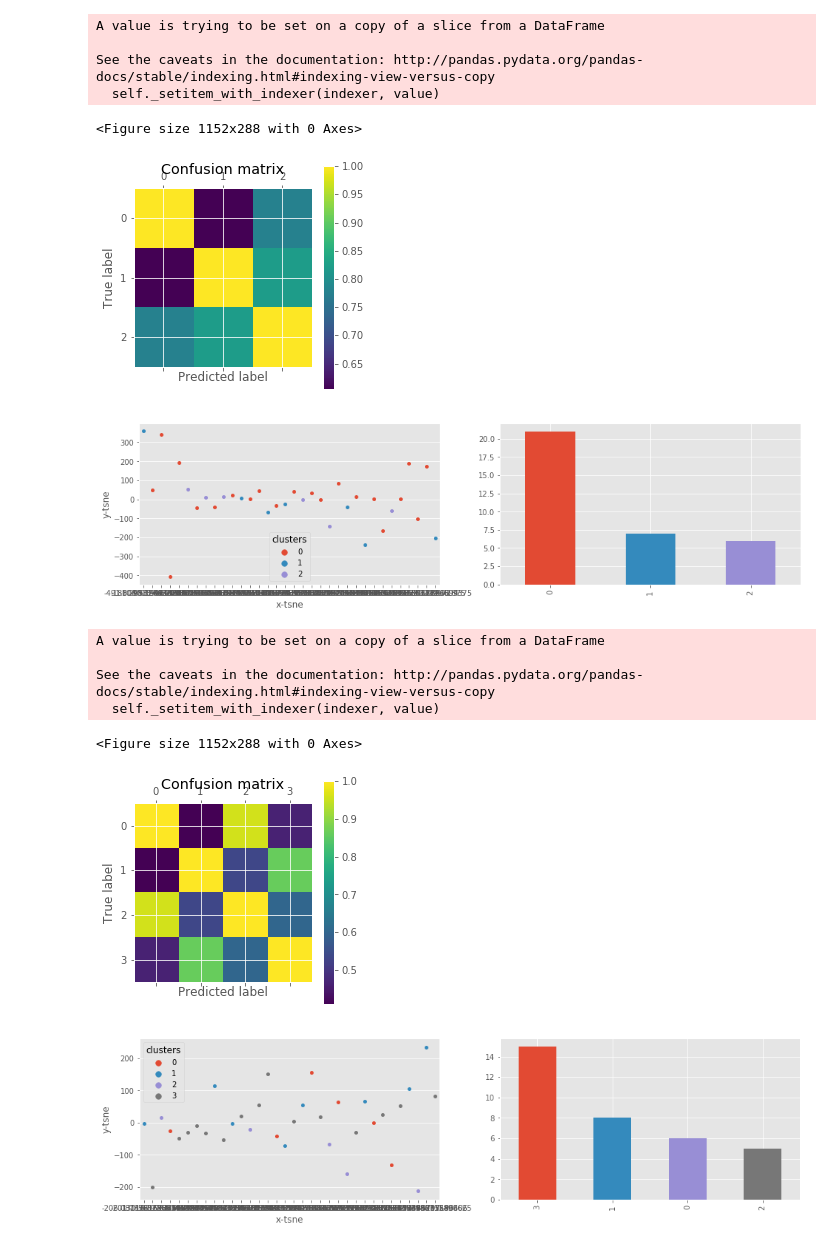
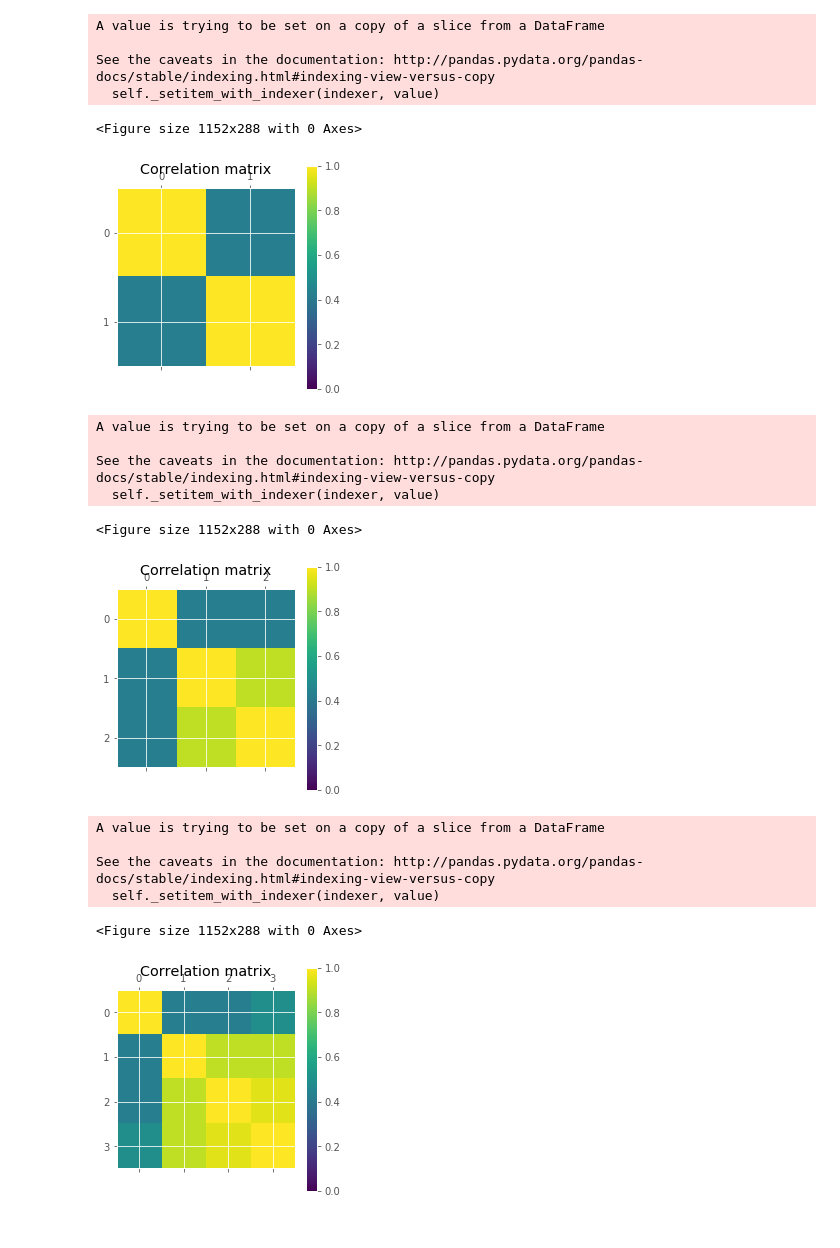
Before and after one commit to fabricecops/fabo_thesis, a Jupyter notebook: notebooks/model_selection.ipynb, the cells around one changed output. Cells and saved outputs as stored; diff of their text form; code cells hidden in the pictures.

```diff
--- a/notebooks/model_selection.ipynb
+++ b/notebooks/model_selection.ipynb
@@ -23,9 +23,9 @@ from src.models.ensemble.model_selection import model_selection
 dict_c = {
             'path_save': './models/ensemble/',
             'mode'     : 'no_cma.p',
-            'path_a'   : ['./models/bayes_opt/DEEP2/'],
-            'clusters' : 2,
+            'path_a'   : ['./models/bayes_opt/DEEP2/','./models/bayes_opt/DEEP3/'],
+            'clusters' : 7,
             'KM_n_init': 10,
+            'threshold': 0.63,
+
 }
-
-MS = model_selection(dict_c).main()
@@ -40,37 +32,31 @@ See the caveats in the documentation: http://pandas.pydata.org/pandas-docs/stabl
+# %%
+dict_c['clusters'] = 2
+MS = model_selection(dict_c).plot_matrix()
+# %% [output]
+A value is trying to be set on a copy of a slice from a DataFrame
+
+See the caveats in the documentation: http://pandas.pydata.org/pandas-docs/stable/indexing.html#indexing-view-versus-copy
+  self._setitem_with_indexer(indexer, value)
+<Figure size 1152x288 with 0 Axes>
+[figure, added]
 # %%
-dict_c = {
-            'path_save': './models/ensemble/',
-            'mode'     : 'no_cma.p',
-            'path_a'   : ['./models/bayes_opt/DEEP2/'],
-            'clusters' : 3,
-            'KM_n_init': 10,
-}
-
-MS = model_selection(dict_c).main()
+dict_c['clusters'] = 3
+MS = model_selection(dict_c).plot_matrix()
 # %% [output]
 A value is trying to be set on a copy of a slice from a DataFrame
 
 See the caveats in the documentation: http://pandas.pydata.org/pandas-docs/stable/indexing.html#indexing-view-versus-copy
   self._setitem_with_indexer(indexer, value)
 <Figure size 1152x288 with 0 Axes>
-[figure, old version]
+[figure, new version]
-[figure, removed]
 # %%
-dict_c = {
-            'path_save': './models/ensemble/',
-            'mode'     : 'no_cma.p',
-            'path_a'   : ['./models/bayes_opt/DEEP2/'],
-            'clusters' : 4,
-            'KM_n_init': 10,
-}
-
-MS = model_selection(dict_c).main()
+dict_c['clusters'] = 4
+MS = model_selection(dict_c).plot_matrix()
 # %% [output]
 A value is trying to be set on a copy of a slice from a DataFrame
 
 See the caveats in the documentation: http://pandas.pydata.org/pandas-docs/stable/indexing.html#indexing-view-versus-copy
   self._setitem_with_indexer(indexer, value)
 <Figure size 1152x288 with 0 Axes>
-[figure, old version]
+[figure, new version]
-[figure, removed]
 # %%
```
Also changed, not shown: parts of 3 cells of this notebook, 20 other files.
